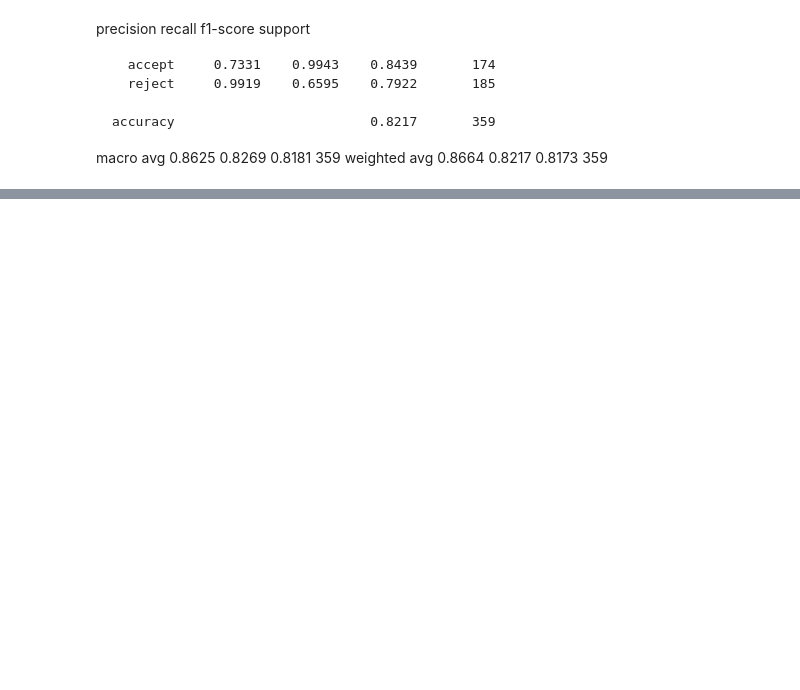
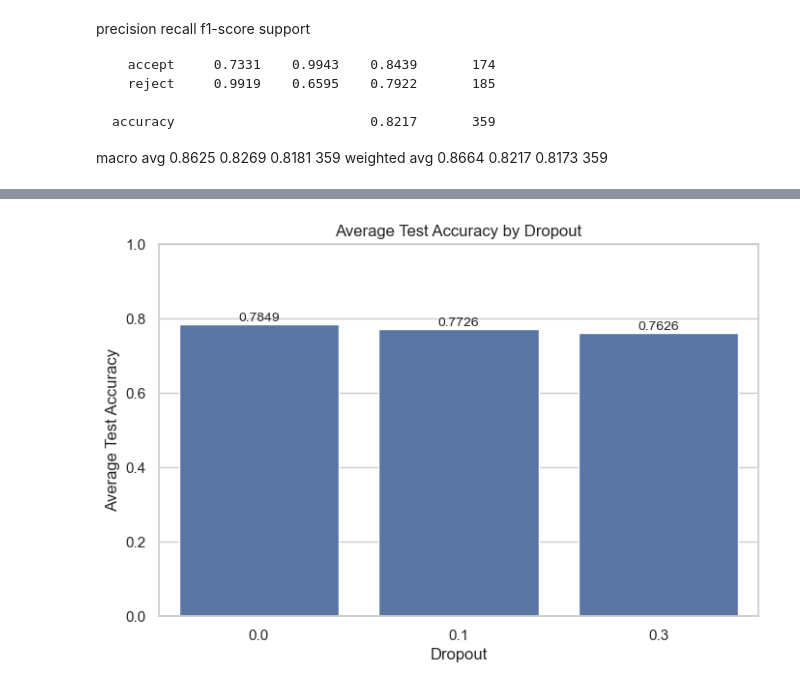
Before and after one commit to Valentine-456/VoiceRecognition, a Jupyter notebook: notebooks/results.ipynb, the cells around one changed output, grey strips where cells are left out. Cells and saved outputs as stored; diff of their text form; code cells hidden in the pictures; blank space fills up the shorter version.

```diff
--- a/notebooks/results.ipynb
+++ b/notebooks/results.ipynb
@@ -51,0 +118,39 @@ weighted avg     0.8664    0.8217    0.8173       359
+# %%
+list30_models = (
+    results_df
+    .head(30)
+    .copy()
+)
+
+avg_test_acc_dropout = (
+    list30_models
+    .groupby("dropout", as_index=False)["test_accuracy"]
+    .mean()
+    .sort_values("dropout")
+)
+
+plt.figure(figsize=(8, 5))
+ax = sns.barplot(
+    data=avg_test_acc_dropout,
+    x="dropout",
+    y="test_accuracy"
+)
+
+# add exact values
+for p in ax.patches:
+    value = p.get_height()
+    ax.annotate(
+        f"{value:.4f}",
+        (p.get_x() + p.get_width() / 2, value),
+        ha="center",
+        va="bottom",
+        fontsize=10
+    )
+
+plt.xlabel("Dropout")
+plt.ylabel("Average Test Accuracy")
+plt.title("Average Test Accuracy by Dropout")
+plt.ylim(0, 1)
+plt.show()
+# %% [output]
+[figure, added]
```
Also changed, not shown: parts of 15 cells of this notebook, 19 other files.
